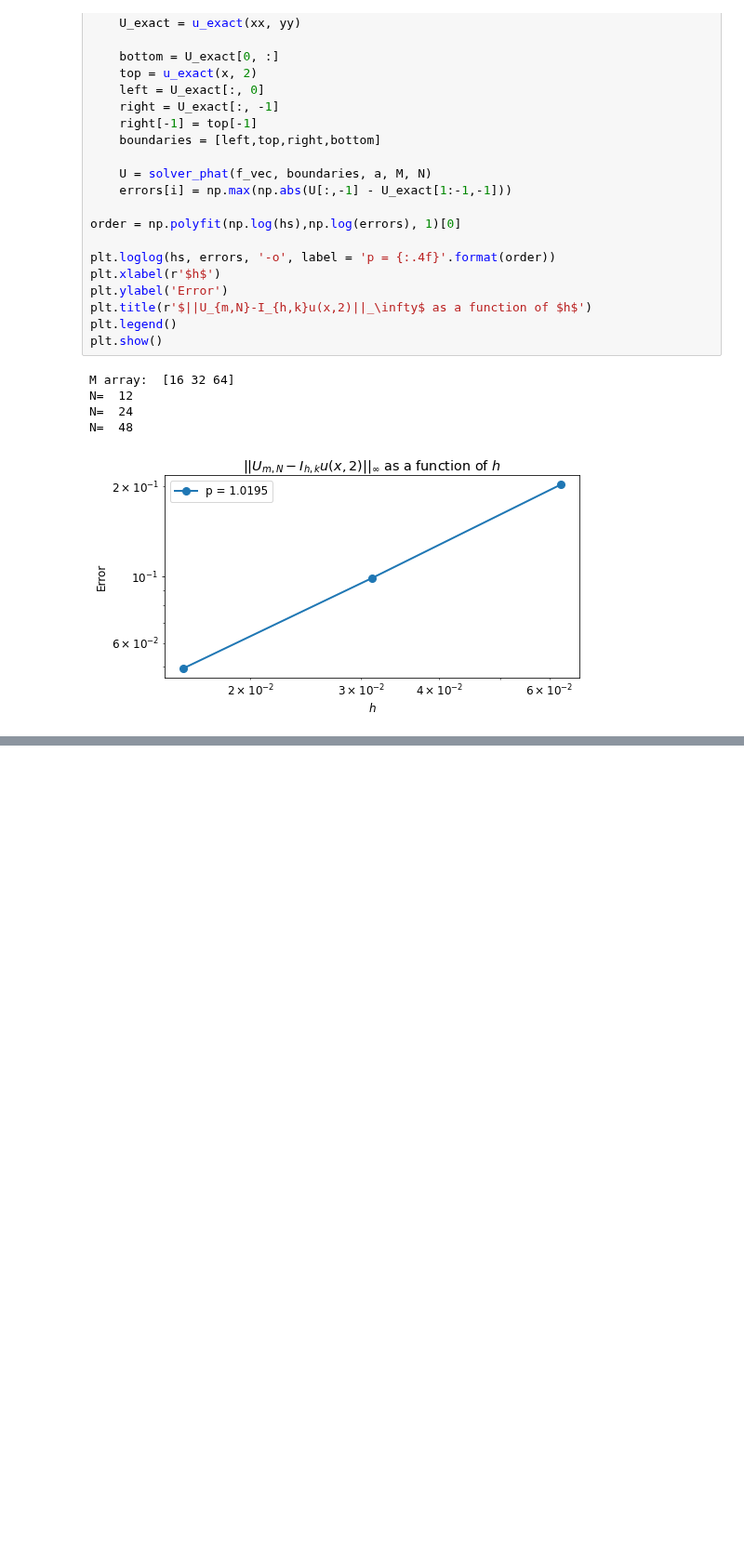
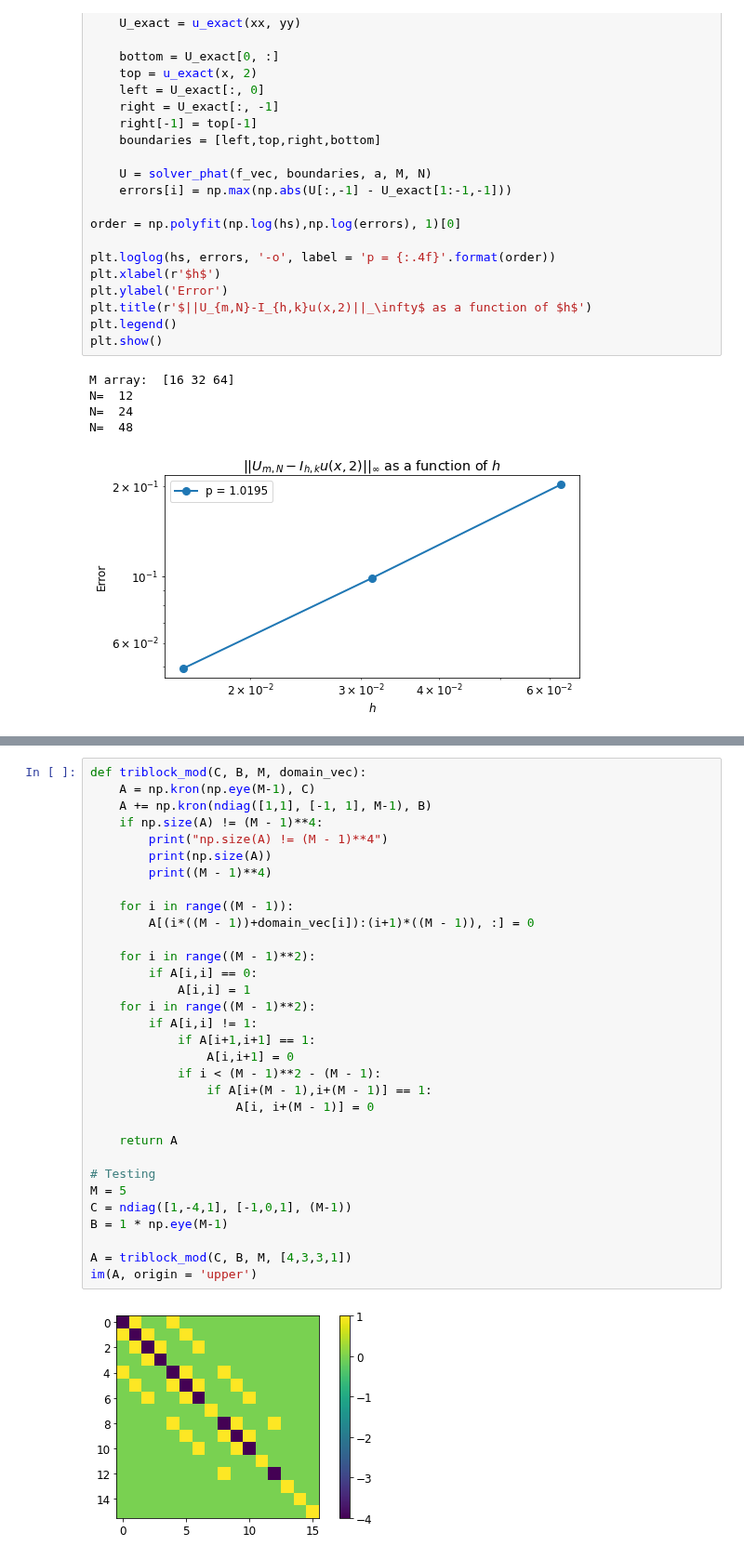
Before and after one commit to aledha/TMA4212-NumDiffDiff, a Jupyter notebook: Project 1/Project1_notebook.ipynb, the cells around one changed output, grey strips where cells are left out. Shown at 93% size. Saved outputs shown, nothing was run; the diff lists cells and outputs as text; blank space fills up the shorter version.

```diff
--- a/Project 1/Project1_notebook.ipynb
+++ b/Project 1/Project1_notebook.ipynb
@@ -318,0 +401,34 @@ N=  48
+# %%
+def triblock_mod(C, B, M, domain_vec):
+    A = np.kron(np.eye(M-1), C)
+    A += np.kron(ndiag([1,1], [-1, 1], M-1), B)
+    if np.size(A) != (M - 1)**4:
+        print("np.size(A) != (M - 1)**4")
+        print(np.size(A))
+        print((M - 1)**4)
+
+    for i in range((M - 1)):
+        A[(i*((M - 1))+domain_vec[i]):(i+1)*((M - 1)), :] = 0
+
+    for i in range((M - 1)**2):
+        if A[i,i] == 0:
+            A[i,i] = 1
+    for i in range((M - 1)**2):
+        if A[i,i] != 1:
+            if A[i+1,i+1] == 1:
+                A[i,i+1] = 0
+            if i < (M - 1)**2 - (M - 1):
+                if A[i+(M - 1),i+(M - 1)] == 1:
+                    A[i, i+(M - 1)] = 0
+
+    return A
+
+# Testing
+M = 5
+C = ndiag([1,-4,1], [-1,0,1], (M-1))
+B = 1 * np.eye(M-1)
+
+A = triblock_mod(C, B, M, [4,3,3,1])
+im(A, origin = 'upper')
+# %% [output]
+[figure, added]
```
Also changed, not shown: parts of 13 cells of this notebook, 1 other file.
